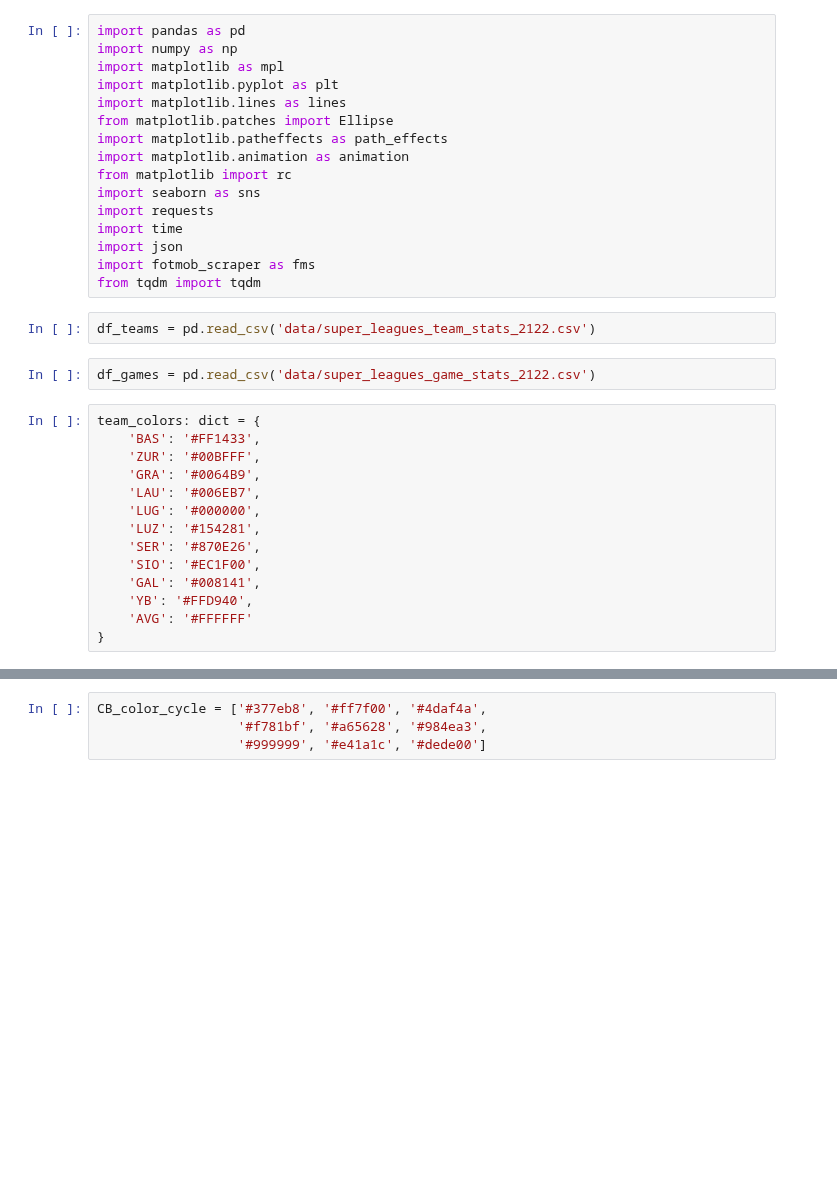
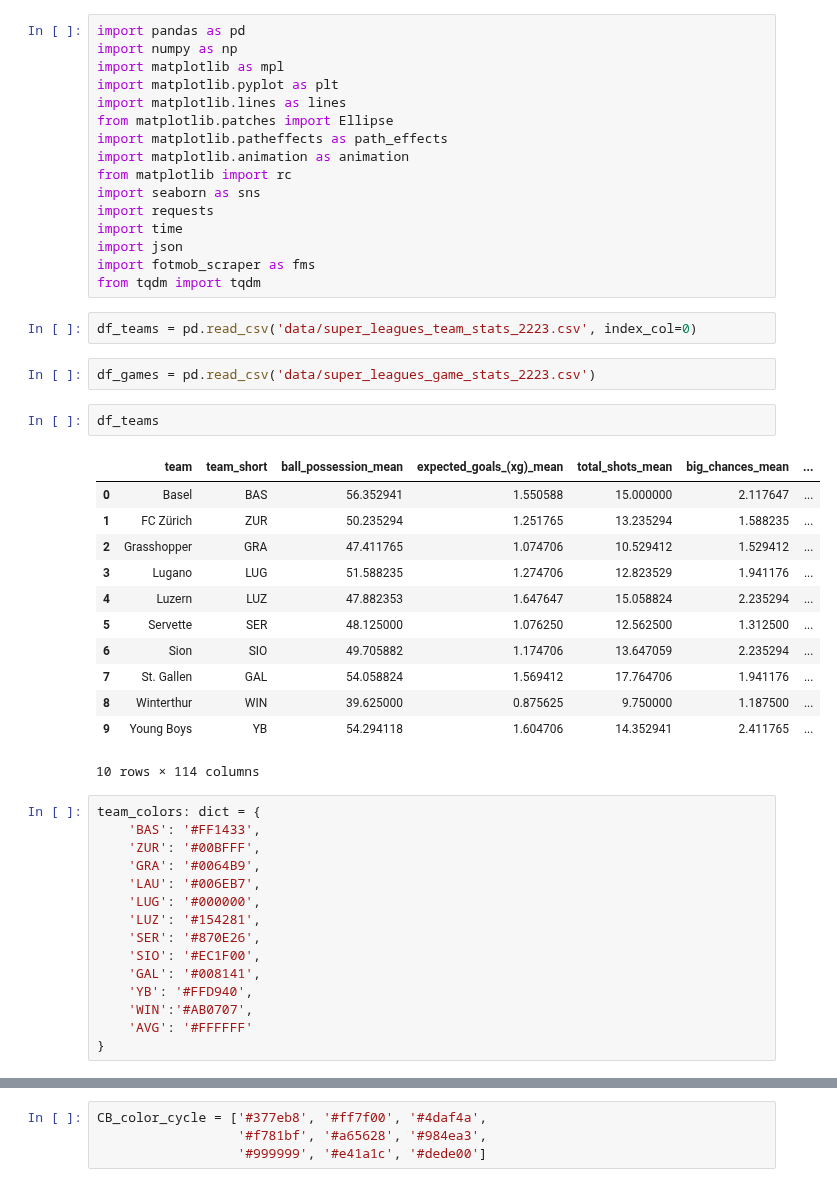
Before and after one commit to TK5-Tim/ds-projects, a Jupyter notebook: rsl/rsl-team-strengths.ipynb, the cells around one changed output, grey strips where cells are left out. Drawn from its saved outputs; the diff is of its cells as text; blank space fills up the shorter version.

```diff
--- a/rsl/rsl-team-strengths.ipynb
+++ b/rsl/rsl-team-strengths.ipynb
@@ -15,9 +15,24 @@ import json
 import fotmob_scraper as fms
 from tqdm import tqdm
 # %%
-df_teams = pd.read_csv('data/super_leagues_team_stats_2122.csv')
+df_teams = pd.read_csv('data/super_leagues_team_stats_2223.csv', index_col=0)
 # %%
-df_games = pd.read_csv('data/super_leagues_game_stats_2122.csv')
+df_games = pd.read_csv('data/super_leagues_game_stats_2223.csv')
+# %%
+df_teams
+# %% [output]
+|  | team | team_short | ball_possession_mean | expected_goals_(xg)_mean | total_shots_mean | big_chances_mean | ... |
+| 0 | Basel | BAS | 56.352941 | 1.550588 | 15.000000 | 2.117647 | ... |
+| 1 | FC Zürich | ZUR | 50.235294 | 1.251765 | 13.235294 | 1.588235 | ... |
+| 2 | Grasshopper | GRA | 47.411765 | 1.074706 | 10.529412 | 1.529412 | ... |
+| 3 | Lugano | LUG | 51.588235 | 1.274706 | 12.823529 | 1.941176 | ... |
+| 4 | Luzern | LUZ | 47.882353 | 1.647647 | 15.058824 | 2.235294 | ... |
+| 5 | Servette | SER | 48.125000 | 1.076250 | 12.562500 | 1.312500 | ... |
+| 6 | Sion | SIO | 49.705882 | 1.174706 | 13.647059 | 2.235294 | ... |
+| 7 | St. Gallen | GAL | 54.058824 | 1.569412 | 17.764706 | 1.941176 | ... |
+| 8 | Winterthur | WIN | 39.625000 | 0.875625 | 9.750000 | 1.187500 | ... |
+| 9 | Young Boys | YB | 54.294118 | 1.604706 | 14.352941 | 2.411765 | ... |
+10 rows × 114 columns
 # %%
 team_colors: dict = {
     'BAS': '#FF1433',
@@ -30,6 +45,7 @@ team_colors: dict = {
     'SIO': '#EC1F00',
     'GAL': '#008141',
     'YB': '#FFD940',
+    'WIN':'#AB0707',
     'AVG': '#FFFFFF'
 }
 # %%
```
Also changed, not shown: parts of 9 cells of this notebook, 11 other files.
